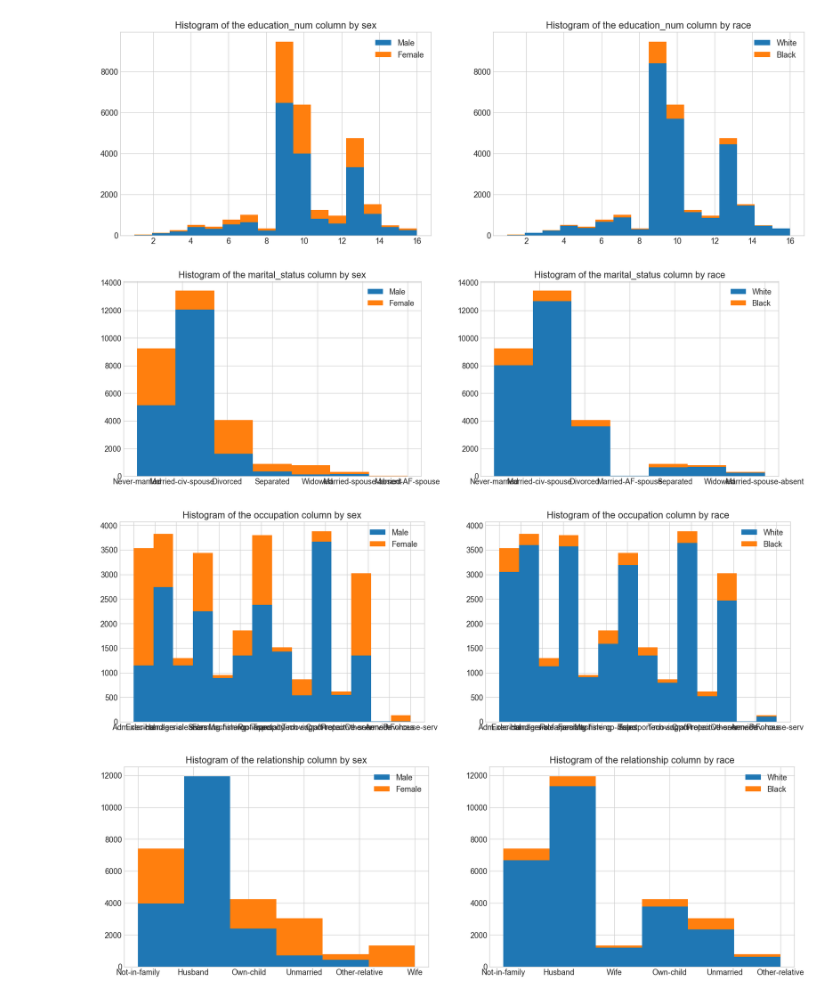
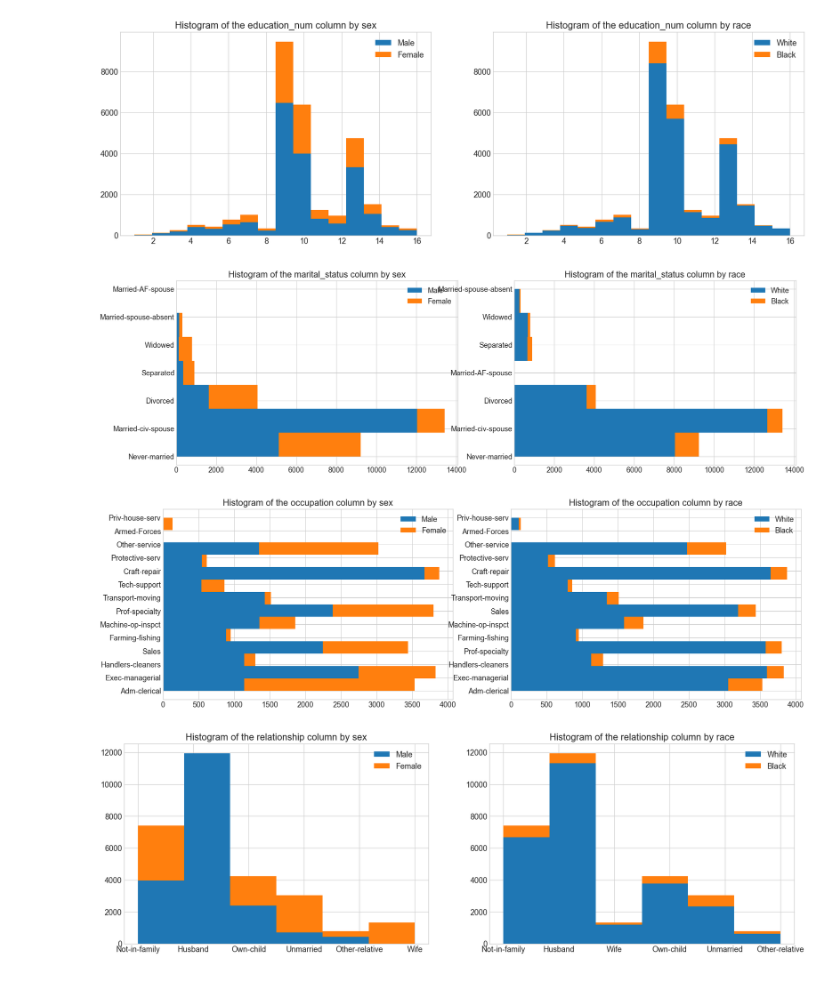
Before and after one commit to samiulengineer/sagan_fair_classifier, a Jupyter notebook: project/visualization.ipynb, the cells around one changed output. Saved outputs shown, nothing was run; the diff lists cells and outputs as text; code cells hidden in the pictures.

```diff
--- a/project/visualization.ipynb
+++ b/project/visualization.ipynb
@@ -402,7 +402,7 @@ Female White   0.274609
 Male   Black   0.049322
 Female Black   0.048661
 # %%
-def plot_histo(data, col, Y_columns):
+def plot_histo(data, col, Y_columns, orientation):
     df = data.copy()
     fig, axs = plt.subplots(1,2,figsize=(20,6))
 
@@ -413,7 +413,7 @@ def plot_histo(data, col, Y_columns):
             cnt += [df[df[y_col] == val][col].values]
         bins = df[col].nunique()
 
-        axs[i].hist(cnt, bins=bins, stacked=True)
+        axs[i].hist(cnt, bins=bins, stacked=True, orientation = orientation) #"horizontal"
         axs[i].legend(Y_values,loc='upper right')
         axs[i].set_title("Histogram of the "+col+" column by "+y_col)
 
@@ -436,11 +436,11 @@ plot_histo(df, col='education_num',Y_columns=Y_columns)
 # %% [output]
 [figure]
 # %%
-plot_histo(df, col='marital_status',Y_columns=Y_columns)
+plot_histo(df, col='marital_status',Y_columns=Y_columns, orientation = "horizontal")
 # %% [output]
-[figure, old version]
+[figure, new version]
 # %%
-plot_histo(df, col='occupation',Y_columns=Y_columns)
+plot_histo(df, col='occupation',Y_columns=Y_columns, orientation = "horizontal")
 # %% [output]
-[figure, old version]
+[figure, new version]
 # %%
```
Also changed, not shown: parts of 11 cells of this notebook.
